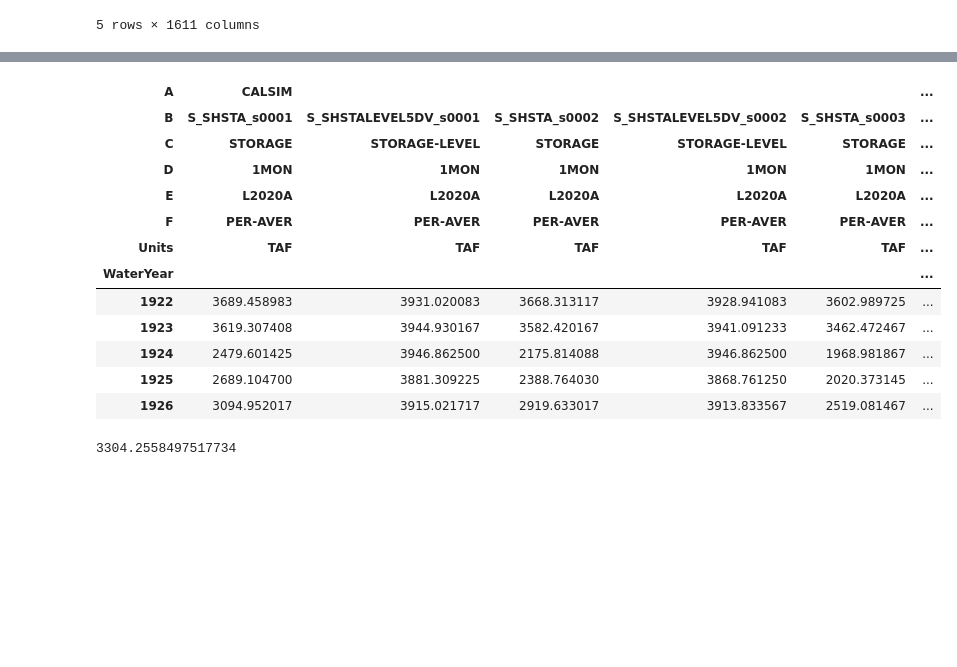
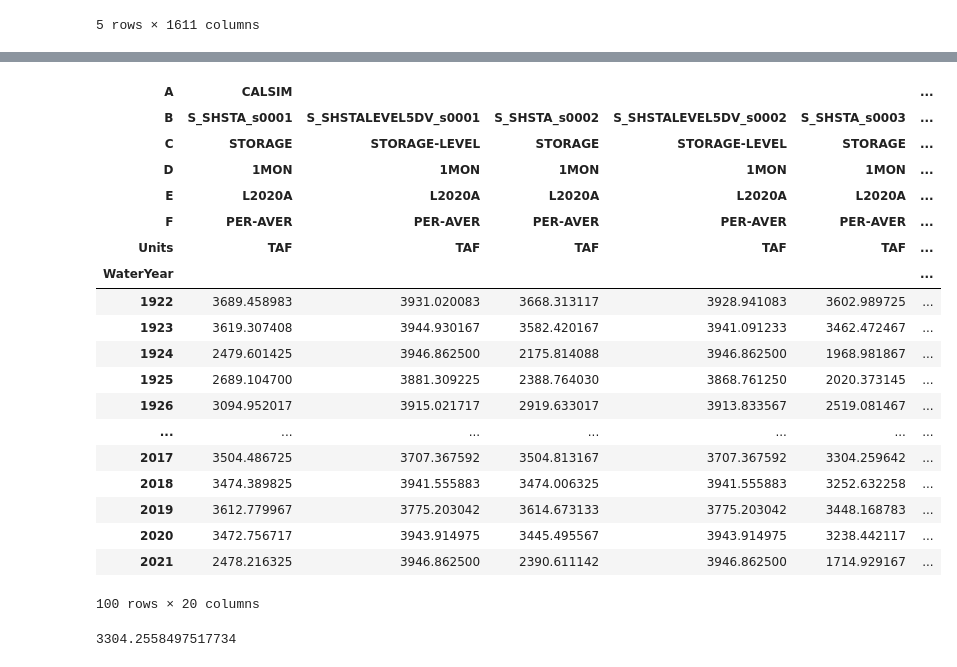
Before and after one commit to maramahmedd/coeqwal, a Jupyter notebook: notebooks/Metrics.ipynb, the cells around one changed output, grey strips where cells are left out. Drawn from its saved outputs; the diff is of its cells as text; code cells hidden in the pictures; blank space fills up the shorter version.

```diff
--- a/notebooks/Metrics.ipynb
+++ b/notebooks/Metrics.ipynb
@@ -91,25 +91,29 @@ create_subset_var(df, 'S_SHSTA').head()
 | 1922-01-31 | 3204.3298 | 3833.280 | 3165.3650 | 3833.280 | 3258.3555 | ... |
 | 1922-02-28 | 3585.4524 | 4139.735 | 3590.3950 | 4119.134 | 3786.1345 | ... |
 # %%
-# Compute the total storage in Shasta by year
-#compute_annual_sums(df, var='S_SHSTA').head()
+# Compute the mean stoarge in Shasta by year
+compute_annual_means(df, 'S_SHSTA')
+# %% [output]
+| A | CALSIM |  |  |  |  | ... |
+| B | S_SHSTA_s0001 | S_SHSTALEVEL5DV_s0001 | S_SHSTA_s0002 | S_SHSTALEVEL5DV_s0002 | S_SHSTA_s0003 | ... |
+| C | STORAGE | STORAGE-LEVEL | STORAGE | STORAGE-LEVEL | STORAGE | ... |
+| D | 1MON | 1MON | 1MON | 1MON | 1MON | ... |
+| E | L2020A | L2020A | L2020A | L2020A | L2020A | ... |
+| F | PER-AVER | PER-AVER | PER-AVER | PER-AVER | PER-AVER | ... |
+| Units | TAF | TAF | TAF | TAF | TAF | ... |
+| WaterYear |  |  |  |  |  | ... |
+| 1922 | 3689.458983 | 3931.020083 | 3668.313117 | 3928.941083 | 3602.989725 | ... |
+| 1923 | 3619.307408 | 3944.930167 | 3582.420167 | 3941.091233 | 3462.472467 | ... |
+| 1924 | 2479.601425 | 3946.862500 | 2175.814088 | 3946.862500 | 1968.981867 | ... |
+| 1925 | 2689.104700 | 3881.309225 | 2388.764030 | 3868.761250 | 2020.373145 | ... |
+| 1926 | 3094.952017 | 3915.021717 | 2919.633017 | 3913.833567 | 2519.081467 | ... |
+| ... | ... | ... | ... | ... | ... | ... |
+| 2017 | 3504.486725 | 3707.367592 | 3504.813167 | 3707.367592 | 3304.259642 | ... |
+| 2018 | 3474.389825 | 3941.555883 | 3474.006325 | 3941.555883 | 3252.632258 | ... |
+| 2019 | 3612.779967 | 3775.203042 | 3614.673133 | 3775.203042 | 3448.168783 | ... |
+| 2020 | 3472.756717 | 3943.914975 | 3445.495567 | 3943.914975 | 3238.442117 | ... |
+| 2021 | 2478.216325 | 3946.862500 | 2390.611142 | 3946.862500 | 1714.929167 | ... |
+100 rows × 20 columns
-# %%
-# Compute the mean stoarge in Shasta by year
-compute_annual_means(df, 'S_SHSTA').head()
-# %% [output]
-| A | CALSIM |  |  |  |  | ... |
-| B | S_SHSTA_s0001 | S_SHSTALEVEL5DV_s0001 | S_SHSTA_s0002 | S_SHSTALEVEL5DV_s0002 | S_SHSTA_s0003 | ... |
-| C | STORAGE | STORAGE-LEVEL | STORAGE | STORAGE-LEVEL | STORAGE | ... |
-| D | 1MON | 1MON | 1MON | 1MON | 1MON | ... |
-| E | L2020A | L2020A | L2020A | L2020A | L2020A | ... |
-| F | PER-AVER | PER-AVER | PER-AVER | PER-AVER | PER-AVER | ... |
-| Units | TAF | TAF | TAF | TAF | TAF | ... |
-| WaterYear |  |  |  |  |  | ... |
-| 1922 | 3689.458983 | 3931.020083 | 3668.313117 | 3928.941083 | 3602.989725 | ... |
-| 1923 | 3619.307408 | 3944.930167 | 3582.420167 | 3941.091233 | 3462.472467 | ... |
-| 1924 | 2479.601425 | 3946.862500 | 2175.814088 | 3946.862500 | 1968.981867 | ... |
-| 1925 | 2689.104700 | 3881.309225 | 2388.764030 | 3868.761250 | 2020.373145 | ... |
-| 1926 | 3094.952017 | 3915.021717 | 2919.633017 | 3913.833567 | 2519.081467 | ... |
 # %%
 # Compute mean storage in Shasta in Study S_0005
 compute_mean(df, 'S_SHSTA', study_lst=[10], units='TAF')
```
Also changed, not shown: parts of 2 cells of this notebook, 3 other files.
